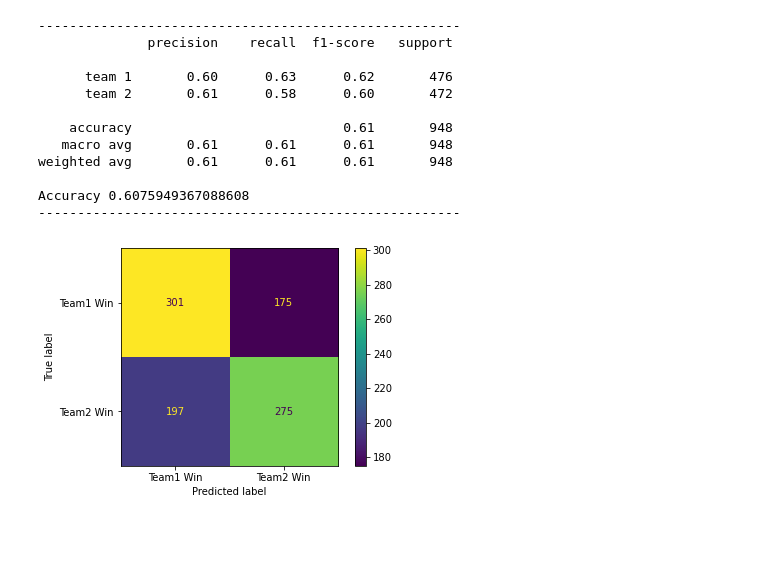
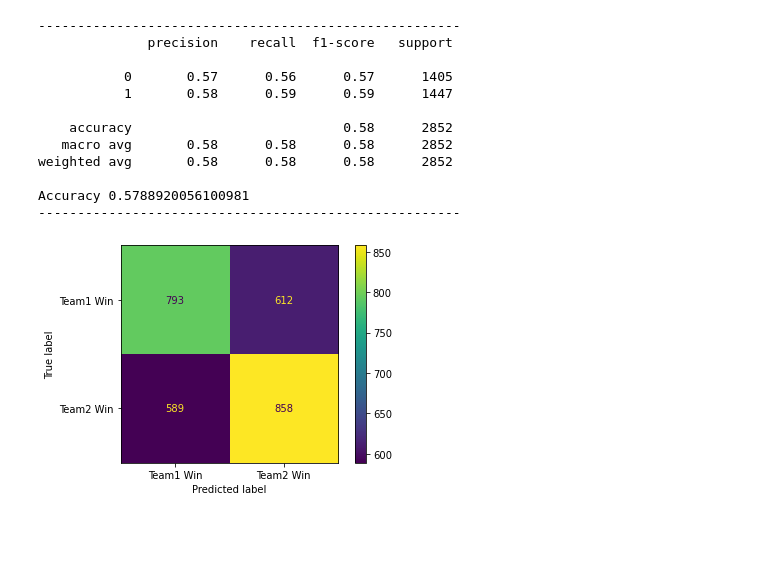
Before and after one commit to BralCin/Hockey-Prediction-Engine, a Jupyter notebook: noteobooks/XGBoost.ipynb, the cells around one changed output. Cells and saved outputs as stored; diff of their text form; code cells hidden in the pictures.

```diff
--- a/noteobooks/XGBoost.ipynb
+++ b/noteobooks/XGBoost.ipynb
@@ -32,11 +32,11 @@ scaler = StandardScaler()
 scaler.fit_transform(X)
 
 # train test split
-#X_train, X_test, y_train, y_test = train_test_split(X, label_encoded_y, test_size=0.2)
-X_train = X[:-948]
-X_test = X[-948:]
-y_train = y[:-948]
-y_test = y[-948:]
+X_train, X_test, y_train, y_test = train_test_split(X, label_encoded_y, test_size=0.2)
+#X_train = X[:-948]
+#X_test = X[-948:]
+#y_train = y[:-948]
+#y_test = y[-948:]
 
 # construct base of XGBoost model
 model = xgb.XGBClassifier(
@@ -48,40 +48,40 @@ model = xgb.XGBClassifier(
 
     colsample_bytree=.73,
     learning_rate=.102,
     max_depth=2,
     reg_lambda=.0775,
     subsample=.975
 ).fit(
     X_train, y_train,
     verbose=False,
     early_stopping_rounds=10,
     eval_set=[(X_test, y_test)],
 )
 
 # run tests
 prediction = model.predict(X_test)
 
 # display results
 plot_confusion_matrix(model, X_test, y_test, values_format='d', display_labels=['Team1 Win', 'Team2 Win'])
 print('------------------------------------------------------')
 print(classification_report(y_test, prediction))
 
 print('Accuracy', accuracy_score(y_test, prediction))
 print('------------------------------------------------------')
 # %% [output]
 ------------------------------------------------------
               precision    recall  f1-score   support
 
-      team 1       0.60      0.63      0.62       476
-      team 2       0.61      0.58      0.60       472
+           0       0.57      0.56      0.57      1405
+           1       0.58      0.59      0.59      1447
 
-    accuracy                           0.61       948
-   macro avg       0.61      0.61      0.61       948
-weighted avg       0.61      0.61      0.61       948
+    accuracy                           0.58      2852
+   macro avg       0.58      0.58      0.58      2852
+weighted avg       0.58      0.58      0.58      2852
 
-Accuracy 0.6075949367088608
+Accuracy 0.5788920056100981
 ------------------------------------------------------
-[figure, old version]
+[figure, new version]
 # %%
 #param_grid = {
 #    'reg_lambda': [.7, .71, .72, .73, .74, .75, .76, .77, .78, .79, .8, .81, .82, .83, .84, .85, .86, .87, .88, .89, .9],
```
Also changed, not shown: 4 other files.
